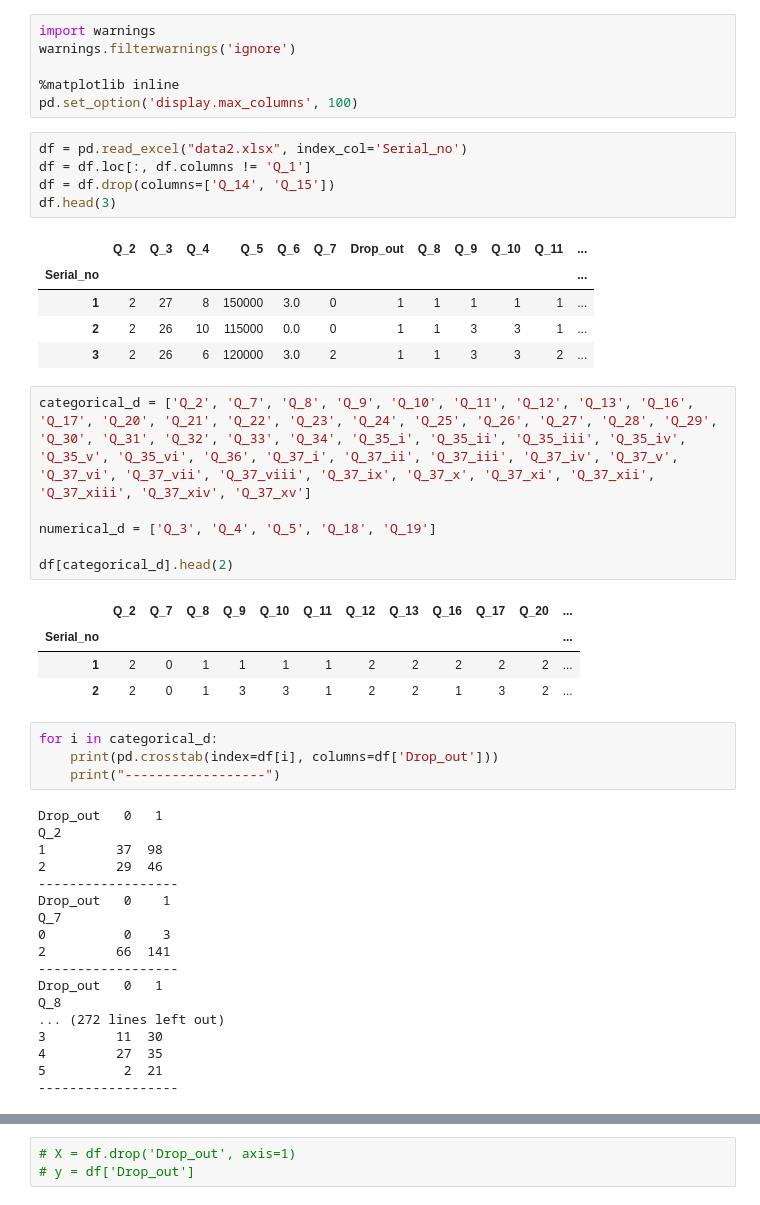
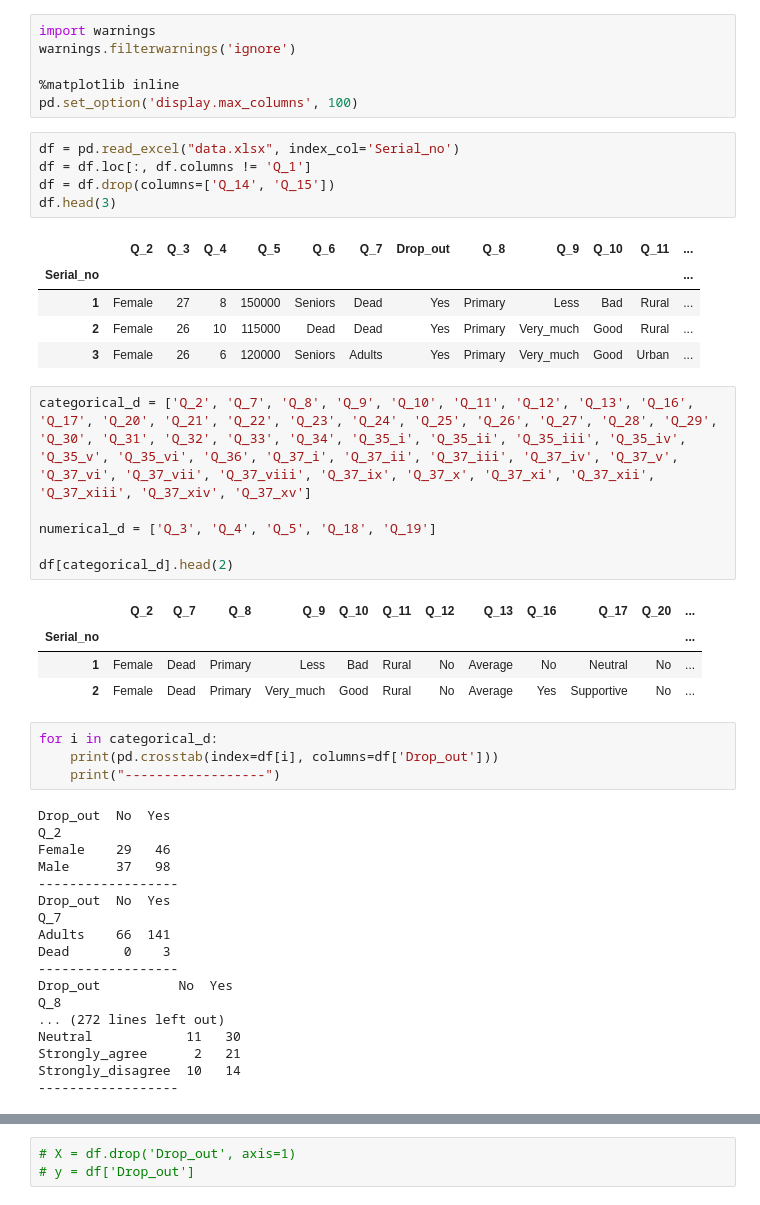
Before and after one commit to whoismaruf/BSc_Thesis, a Jupyter notebook: main.ipynb, the cells around one changed output, grey strips where cells are left out. Drawn from its saved outputs; the diff is of its cells as text.

```diff
--- a/main.ipynb
+++ b/main.ipynb
@@ -17,16 +16,16 @@ warnings.filterwarnings('ignore')
 %matplotlib inline
 pd.set_option('display.max_columns', 100)
 # %%
-df = pd.read_excel("data2.xlsx", index_col='Serial_no')
+df = pd.read_excel("data.xlsx", index_col='Serial_no')
 df = df.loc[:, df.columns != 'Q_1']
 df = df.drop(columns=['Q_14', 'Q_15'])
 df.head(3)
 # %% [output]
 |  | Q_2 | Q_3 | Q_4 | Q_5 | Q_6 | Q_7 | Drop_out | Q_8 | Q_9 | Q_10 | Q_11 | ... |
 | Serial_no |  |  |  |  |  |  |  |  |  |  |  | ... |
-| 1 | 2 | 27 | 8 | 150000 | 3.0 | 0 | 1 | 1 | 1 | 1 | 1 | ... |
-| 2 | 2 | 26 | 10 | 115000 | 0.0 | 0 | 1 | 1 | 3 | 3 | 1 | ... |
-| 3 | 2 | 26 | 6 | 120000 | 3.0 | 2 | 1 | 1 | 3 | 3 | 2 | ... |
+| 1 | Female | 27 | 8 | 150000 | Seniors | Dead | Yes | Primary | Less | Bad | Rural | ... |
+| 2 | Female | 26 | 10 | 115000 | Dead | Dead | Yes | Primary | Very_much | Good | Rural | ... |
+| 3 | Female | 26 | 6 | 120000 | Seniors | Adults | Yes | Primary | Very_much | Good | Urban | ... |
 # %%
 categorical_d = ['Q_2', 'Q_7', 'Q_8', 'Q_9', 'Q_10', 'Q_11', 'Q_12', 'Q_13', 'Q_16', 'Q_17', 'Q_20', 'Q_21', 'Q_22', 'Q_23', 'Q_24', 'Q_25', 'Q_26', 'Q_27', 'Q_28', 'Q_29', 'Q_30', 'Q_31', 'Q_32', 'Q_33', 'Q_34', 'Q_35_i', 'Q_35_ii', 'Q_35_iii', 'Q_35_iv', 'Q_35_v', 'Q_35_vi', 'Q_36', 'Q_37_i', 'Q_37_ii', 'Q_37_iii', 'Q_37_iv', 'Q_37_v', 'Q_37_vi', 'Q_37_vii', 'Q_37_viii', 'Q_37_ix', 'Q_37_x', 'Q_37_xi', 'Q_37_xii', 'Q_37_xiii', 'Q_37_xiv', 'Q_37_xv']
 
@@ -36,28 +35,28 @@ df[categorical_d].head(2)
 # %% [output]
 |  | Q_2 | Q_7 | Q_8 | Q_9 | Q_10 | Q_11 | Q_12 | Q_13 | Q_16 | Q_17 | Q_20 | ... |
 | Serial_no |  |  |  |  |  |  |  |  |  |  |  | ... |
-| 1 | 2 | 0 | 1 | 1 | 1 | 1 | 2 | 2 | 2 | 2 | 2 | ... |
-| 2 | 2 | 0 | 1 | 3 | 3 | 1 | 2 | 2 | 1 | 3 | 2 | ... |
+| 1 | Female | Dead | Primary | Less | Bad | Rural | No | Average | No | Neutral | No | ... |
+| 2 | Female | Dead | Primary | Very_much | Good | Rural | No | Average | Yes | Supportive | No | ... |
 # %%
 for i in categorical_d:
     print(pd.crosstab(index=df[i], columns=df['Drop_out']))
     print("------------------")
 # %% [output]
-Drop_out   0   1
+Drop_out  No  Yes
 Q_2
-1         37  98
-2         29  46
+Female    29   46
+Male      37   98
 ------------------
-Drop_out   0    1
+Drop_out  No  Yes
 Q_7
-0          0    3
-2         66  141
+Adults    66  141
+Dead       0    3
 ------------------
-Drop_out   0   1
+Drop_out          No  Yes
 Q_8
 ... (272 lines left out)
-3         11  30
-4         27  35
-5          2  21
+Neutral            11   30
+Strongly_agree      2   21
+Strongly_disagree  10   14
 ------------------
 # %%
```
Also changed, not shown: parts of 22 cells of this notebook.
